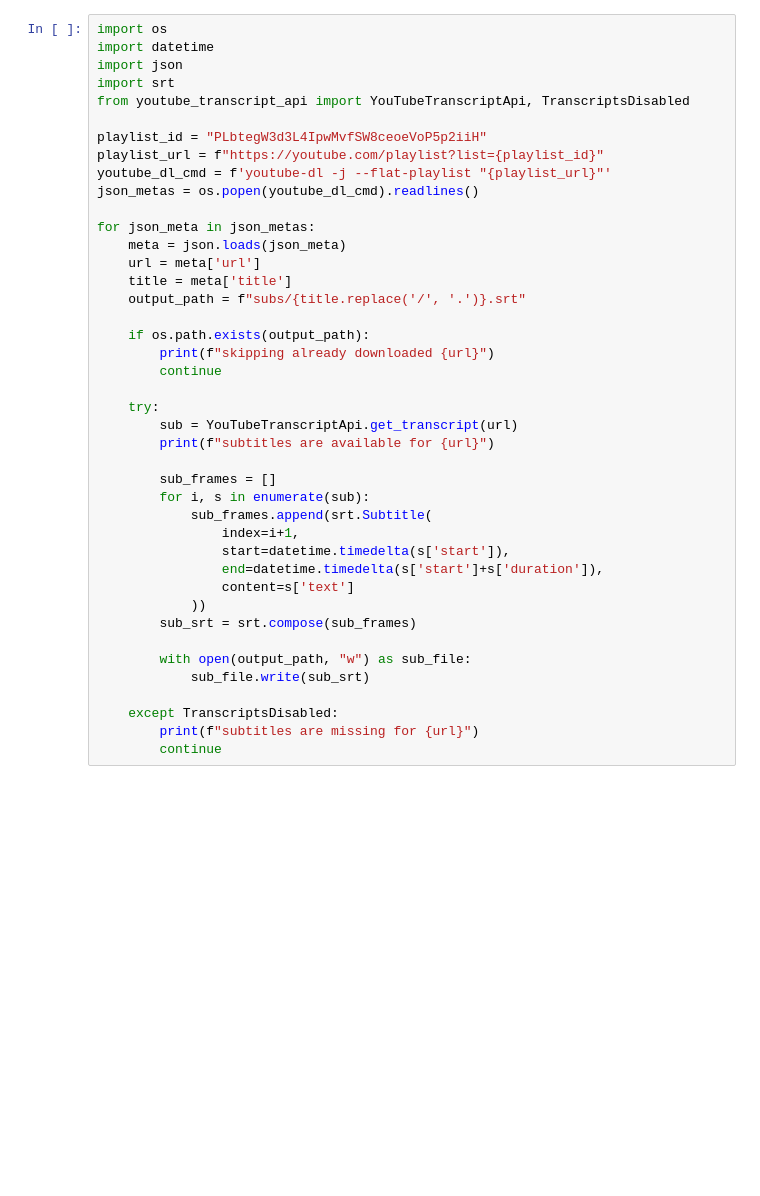
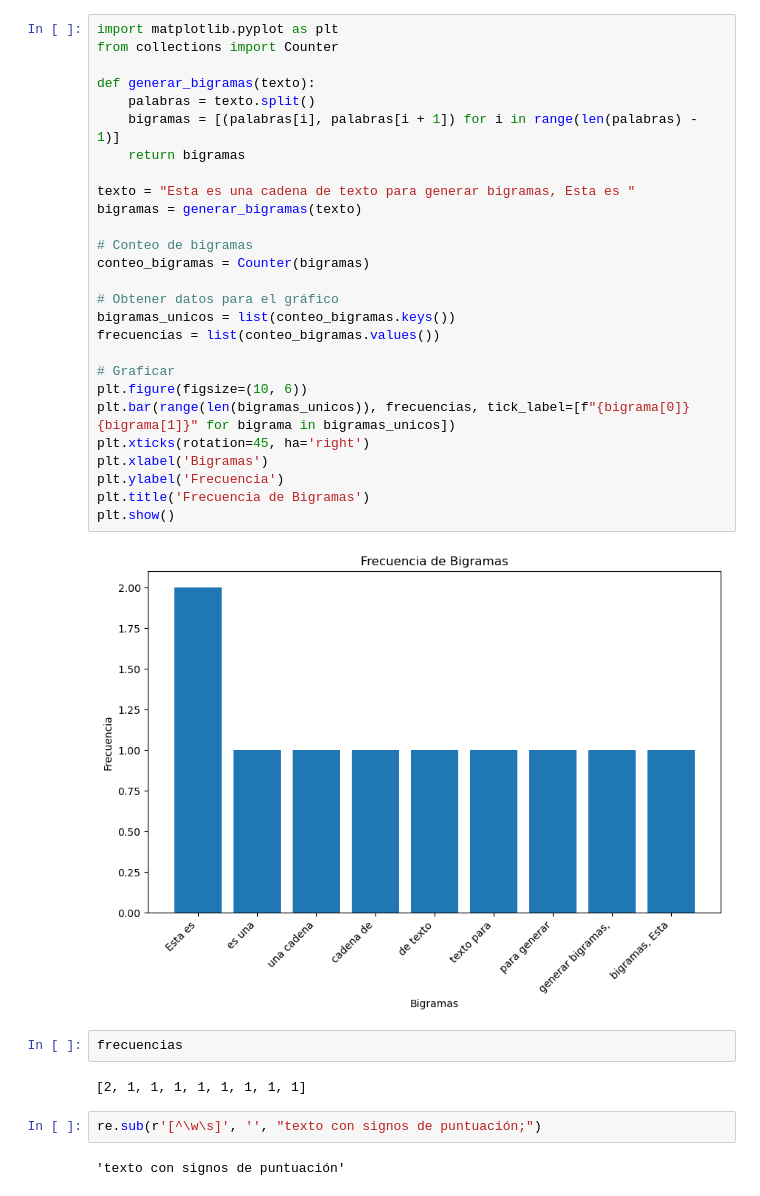
Before and after one commit to briveros23/Redes_sociales, a Jupyter notebook: notebook/tests.ipynb, the cells around one changed output. Drawn from its saved outputs; the diff is of its cells as text; blank space fills up the shorter version.

```diff
--- a/notebook/tests.ipynb
+++ b/notebook/tests.ipynb
@@ -1,42 +1,37 @@
-# %%
-import os
-import datetime
-import json
-import srt
-from youtube_transcript_api import YouTubeTranscriptApi, TranscriptsDisabled
-
-playlist_id = "PLbtegW3d3L4IpwMvfSW8ceoeVoP5p2iiH"
-playlist_url = f"https://youtube.com/playlist?list={playlist_id}"
-youtube_dl_cmd = f'youtube-dl -j --flat-playlist "{playlist_url}"'
-json_metas = os.popen(youtube_dl_cmd).readlines()
-
-for json_meta in json_metas:
-    meta = json.loads(json_meta)
-    url = meta['url']
-    title = meta['title']
-    output_path = f"subs/{title.replace('/', '.')}.srt"
-
-    if os.path.exists(output_path):
-        print(f"skipping already downloaded {url}")
-        continue
-
-    try:
-        sub = YouTubeTranscriptApi.get_transcript(url)
-        print(f"subtitles are available for {url}")
-
-        sub_frames = []
-        for i, s in enumerate(sub):
-            sub_frames.append(srt.Subtitle(
-                index=i+1,
-                start=datetime.timedelta(s['start']),
-                end=datetime.timedelta(s['start']+s['duration']),
-                content=s['text']
-            ))
-        sub_srt = srt.compose(sub_frames)
-
-        with open(output_path, "w") as sub_file:
-            sub_file.write(sub_srt)
-
-    except TranscriptsDisabled:
-        print(f"subtitles are missing for {url}")
-        continue
+# %%
+import matplotlib.pyplot as plt
+from collections import Counter
+
+def generar_bigramas(texto):
+    palabras = texto.split()
+    bigramas = [(palabras[i], palabras[i + 1]) for i in range(len(palabras) - 1)]
+    return bigramas
+
+texto = "Esta es una cadena de texto para generar bigramas, Esta es "
+bigramas = generar_bigramas(texto)
+
+# Conteo de bigramas
+conteo_bigramas = Counter(bigramas)
+
+# Obtener datos para el gráfico
+bigramas_unicos = list(conteo_bigramas.keys())
+frecuencias = list(conteo_bigramas.values())
+
+# Graficar
+plt.figure(figsize=(10, 6))
+plt.bar(range(len(bigramas_unicos)), frecuencias, tick_label=[f"{bigrama[0]} {bigrama[1]}" for bigrama in bigramas_unicos])
+plt.xticks(rotation=45, ha='right')
+plt.xlabel('Bigramas')
+plt.ylabel('Frecuencia')
+plt.title('Frecuencia de Bigramas')
+plt.show()
+# %% [output]
+[figure, added]
+# %%
+frecuencias
+# %% [output]
+[2, 1, 1, 1, 1, 1, 1, 1, 1]
+# %%
+re.sub(r'[^\w\s]', '', "texto con signos de puntuación;")
+# %% [output]
+'texto con signos de puntuación'
```
Also changed, not shown: parts of 5 cells of this notebook, 2 other files.
